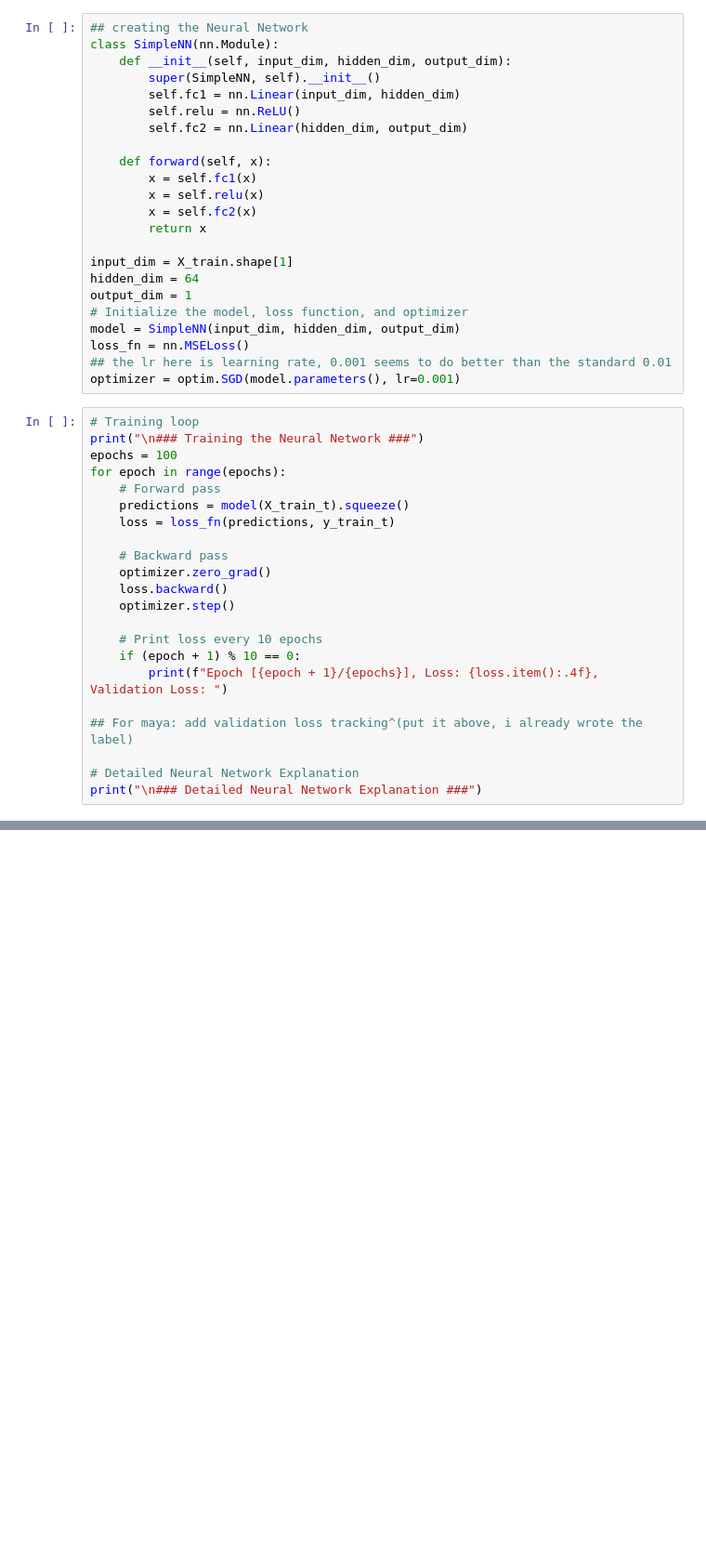
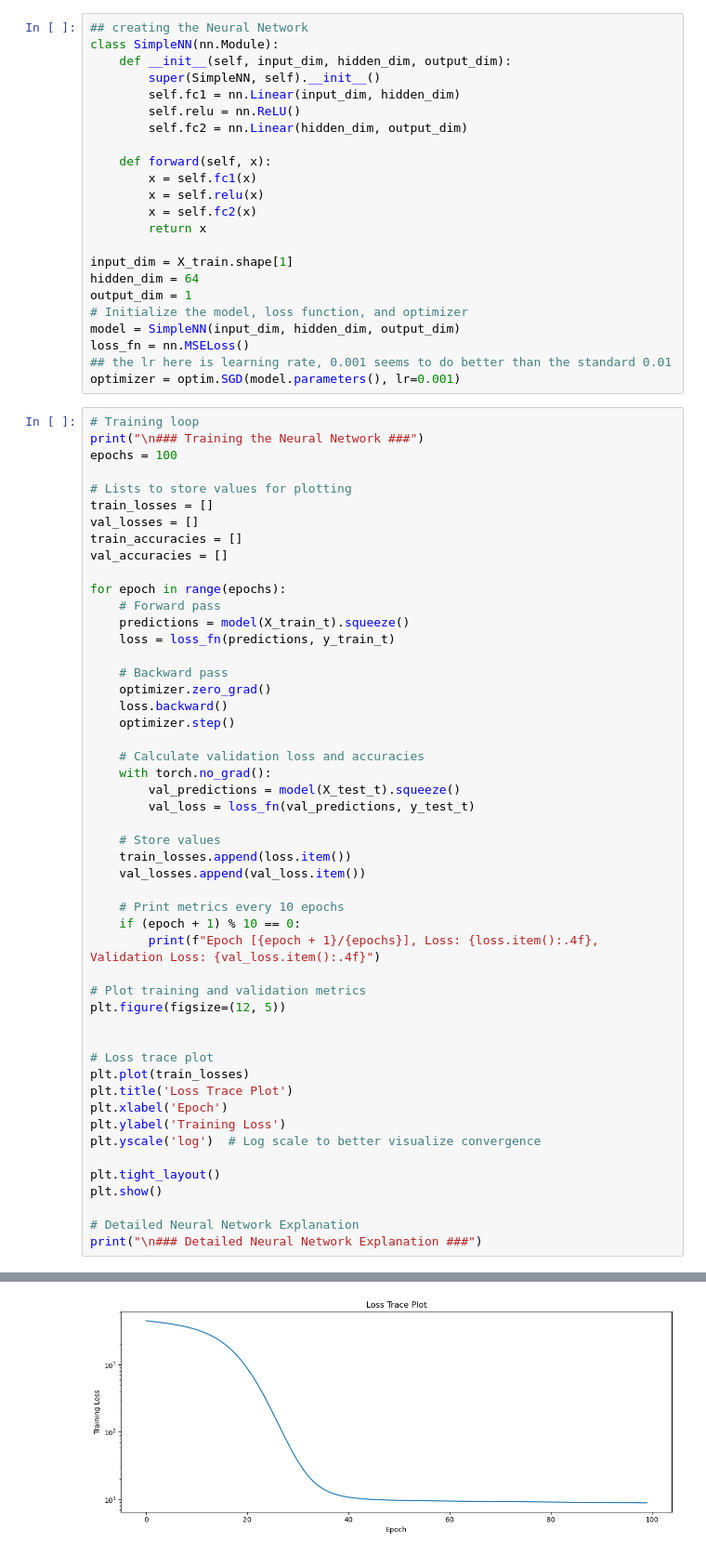
Before and after one commit to QuinnHilger/cs148-spotify, a Jupyter notebook: cs148_project_checkin_6.ipynb, the cells around one changed output, grey strips where cells are left out. Shown: that part at 93% size. Drawn from its saved outputs; the diff is of its cells as text; blank space fills up the shorter version.

```diff
--- a/cs148_project_checkin_6.ipynb
+++ b/cs148_project_checkin_6.ipynb
@@ -111,6 +113,13 @@ optimizer = optim.SGD(model.parameters(), lr=0.001)
 # Training loop
 print("\n### Training the Neural Network ###")
 epochs = 100
+
+# Lists to store values for plotting
+train_losses = []
+val_losses = []
+train_accuracies = []
+val_accuracies = []
+
 for epoch in range(epochs):
     # Forward pass
     predictions = model(X_train_t).squeeze()
@@ -121,11 +130,32 @@ for epoch in range(epochs):
     loss.backward()
     optimizer.step()
 
-    # Print loss every 10 epochs
+    # Calculate validation loss and accuracies
+    with torch.no_grad():
+        val_predictions = model(X_test_t).squeeze()
+        val_loss = loss_fn(val_predictions, y_test_t)
+
+    # Store values
+    train_losses.append(loss.item())
+    val_losses.append(val_loss.item())
+
+    # Print metrics every 10 epochs
     if (epoch + 1) % 10 == 0:
-        print(f"Epoch [{epoch + 1}/{epochs}], Loss: {loss.item():.4f}, Validation Loss: ")
+        print(f"Epoch [{epoch + 1}/{epochs}], Loss: {loss.item():.4f}, Validation Loss: {val_loss.item():.4f}")
 
-## For maya: add validation loss tracking^(put it above, i already wrote the label)
+# Plot training and validation metrics
+plt.figure(figsize=(12, 5))
+
+
+# Loss trace plot
+plt.plot(train_losses)
+plt.title('Loss Trace Plot')
+plt.xlabel('Epoch')
+plt.ylabel('Training Loss')
+plt.yscale('log')  # Log scale to better visualize convergence
+
+plt.tight_layout()
+plt.show()
 
 # Detailed Neural Network Explanation
 print("\n### Detailed Neural Network Explanation ###")
@@ -145,0 +174 @@ Epoch [100/100], Loss: 8.8776, Validation Loss:
+[figure, added]
```
Also changed, not shown: parts of 6 cells of this notebook.
